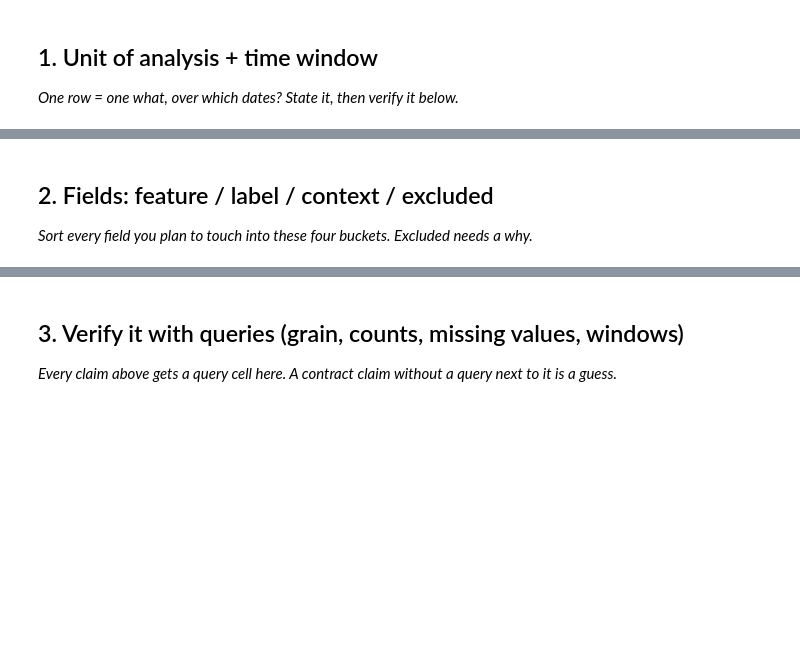
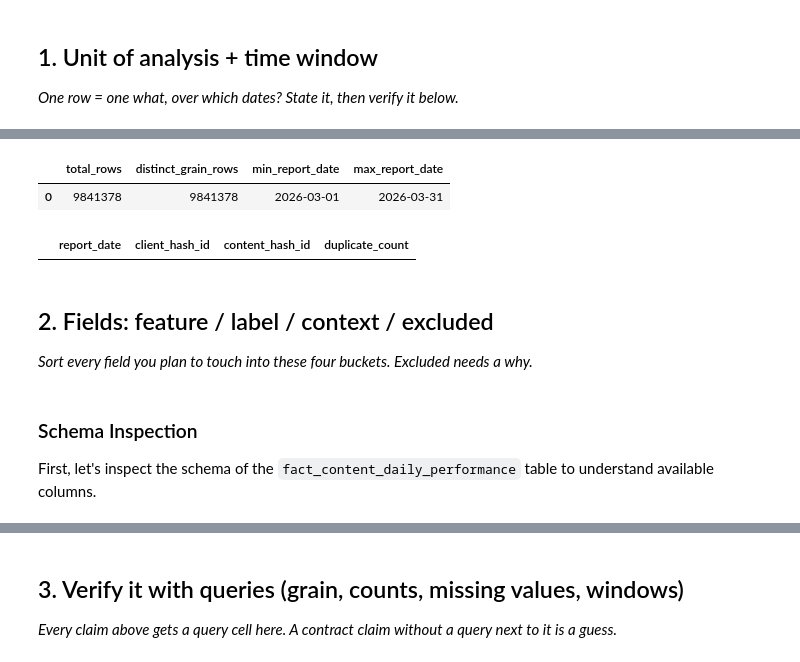
Before and after one commit to Ikramkhan-gif1/FlyRank-ML-Internship, a Jupyter notebook: work/notebooks/w03_data_contract.ipynb, the cells around one changed output, grey strips where cells are left out. Cells and saved outputs as stored; diff of their text form; code cells hidden in the pictures; blank space fills up the shorter version.

```diff
--- a/work/notebooks/w03_data_contract.ipynb
+++ b/work/notebooks/w03_data_contract.ipynb
@@ -13,10 +146,44 @@ This skeleton is yours to fill. Work the sections **in order** — each one has
 # %%
 # This cell is for CODE (numbers, a query, a check).
 # Write your text answer in the cell ABOVE this one — typing sentences here breaks Run All.
+# %%
+# Verify the unit of analysis and time window for March 2026
+# This cell was originally intended for grain verification, but is now superseded by 6b63acae
+# Kept for completeness of modification based on user instructions to correct all occurrences.
+query = """
+SELECT
+    COUNT(*) AS total_rows,
+    COUNT(DISTINCT (report_date, client_hash_id, content_hash_id)) AS distinct_grain_rows,
+    MIN(report_date) AS min_report_date,
+    MAX(report_date) AS max_report_date
+FROM fact_content_daily_performance
+WHERE report_date BETWEEN '2026-03-01' AND '2026-03-31';
+"""
+display(con.execute(query).fetchdf())
+
+query_duplicates = """
+SELECT
+    report_date,
+    client_hash_id,
+    content_hash_id,
+    COUNT(*) AS duplicate_count
+FROM fact_content_daily_performance
+WHERE report_date BETWEEN '2026-03-01' AND '2026-03-31'
+GROUP BY report_date, client_hash_id, content_hash_id
+HAVING COUNT(*) > 1;
+"""
+display(con.execute(query_duplicates).fetchdf())
+# %% [output]
+|  | total_rows | distinct_grain_rows | min_report_date | max_report_date |
+| 0 | 9841378 | 9841378 | 2026-03-01 | 2026-03-31 |
+|  | report_date | client_hash_id | content_hash_id | duplicate_count |
 # %% [markdown]
 ## 2. Fields: feature / label / context / excluded
 
 *Sort every field you plan to touch into these four buckets. Excluded needs a why.*
+# %% [markdown]
+### Schema Inspection
+First, let's inspect the schema of the `fact_content_daily_performance` table to understand available columns.
 # %%
 # This cell is for CODE (numbers, a query, a check).
 # Write your text answer in the cell ABOVE this one — typing sentences here breaks Run All.
```
Also changed, not shown: parts of 18 cells of this notebook.
